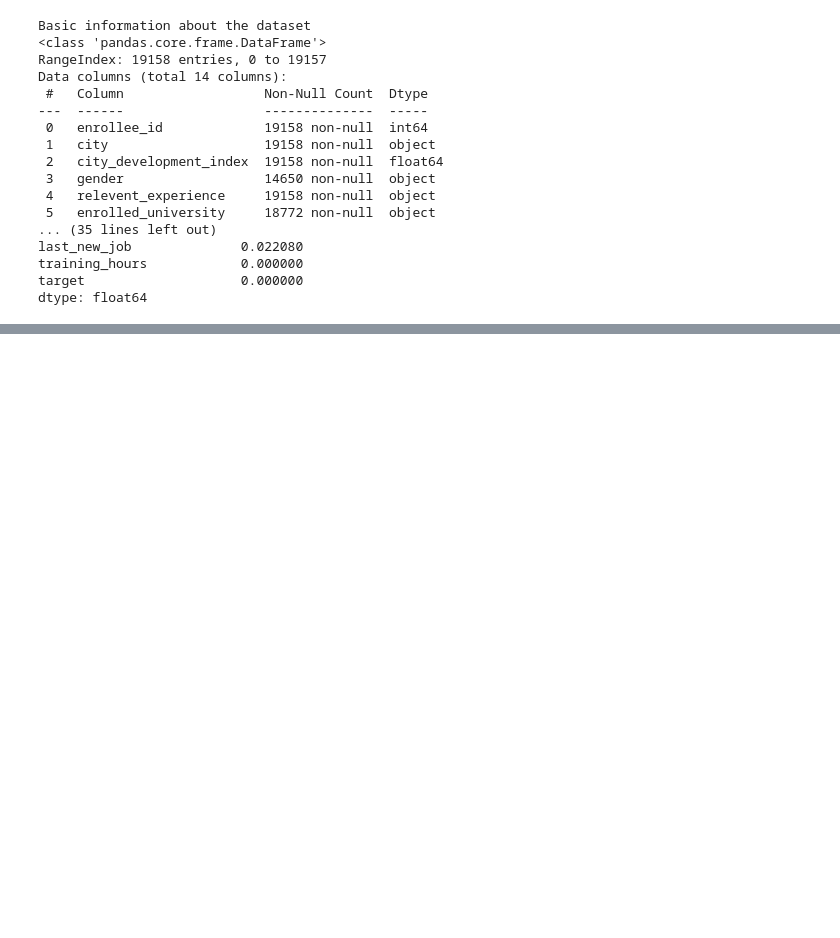
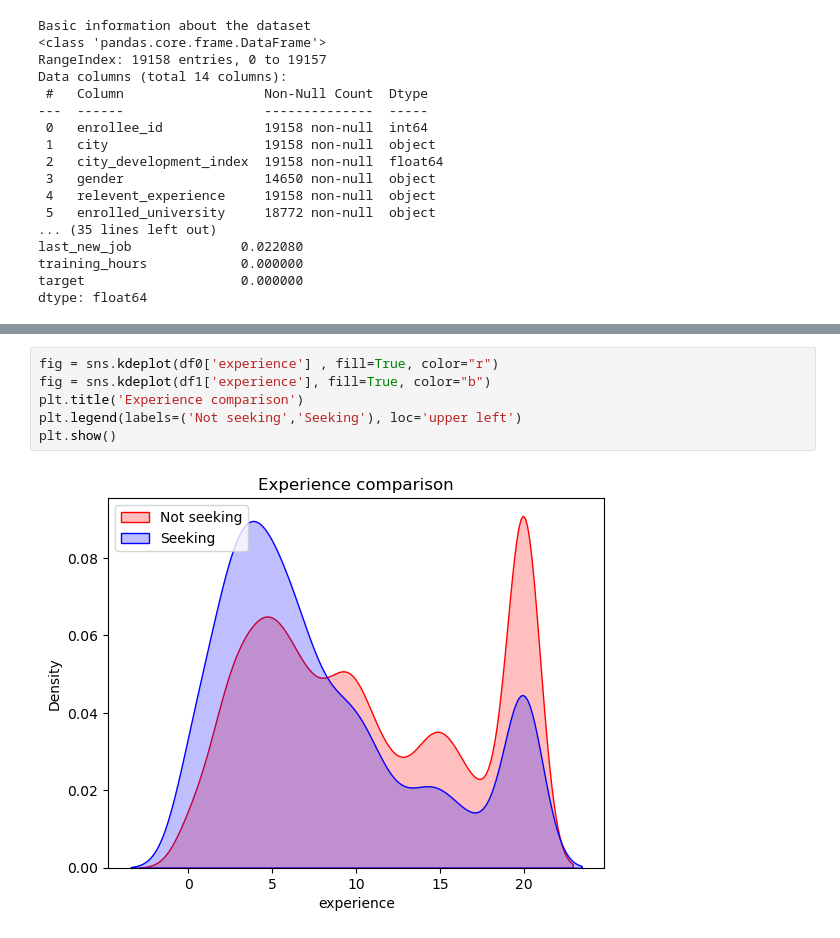
Before and after one commit to fachri34/Final-Project-Data-Science, a Jupyter notebook: EDAFinpro.ipynb, the cells around one changed output, grey strips where cells are left out. Drawn from its saved outputs; the diff is of its cells as text; blank space fills up the shorter version.

```diff
--- a/EDAFinpro.ipynb
+++ b/EDAFinpro.ipynb
@@ -108,0 +259,8 @@ sns.heatmap(df.corr(), cmap='Blues', annot=True, fmt='.2f')
+# %%
+fig = sns.kdeplot(df0['experience'] , fill=True, color="r")
+fig = sns.kdeplot(df1['experience'], fill=True, color="b")
+plt.title('Experience comparison')
+plt.legend(labels=('Not seeking','Seeking'), loc='upper left')
+plt.show()
+# %% [output]
+[figure, added]
```
Also changed, not shown: parts of 20 cells of this notebook, 1 other file.
